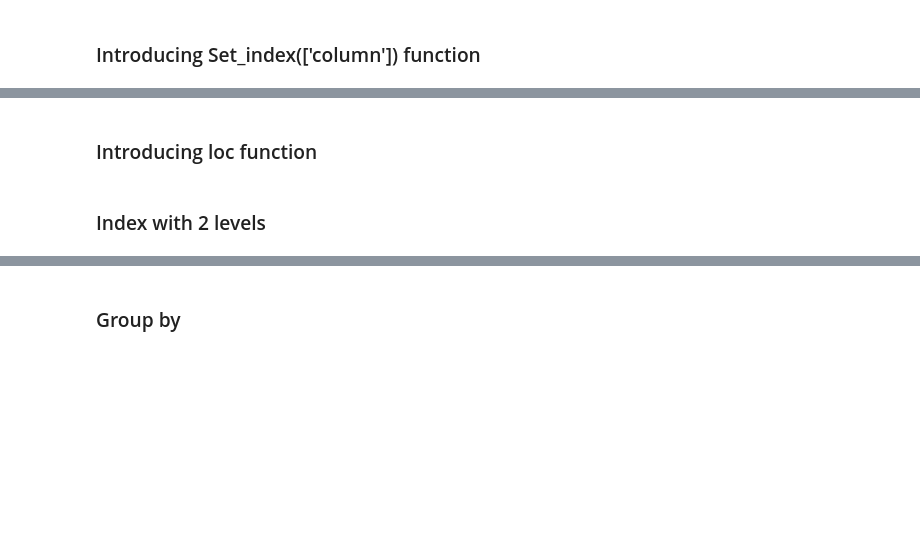
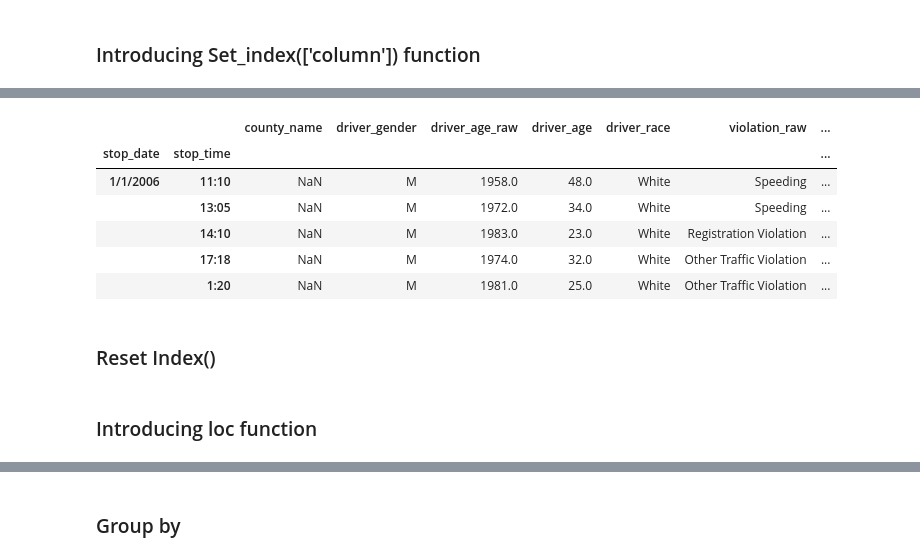
Before and after one commit to jcamier/dfw_pandas_talk, a Jupyter notebook: pandas_tutorial.ipynb, the cells around one changed output, grey strips where cells are left out. Saved outputs shown, nothing was run; the diff lists cells and outputs as text; code cells hidden in the pictures; blank space fills up the shorter version.

```diff
--- a/pandas_tutorial.ipynb
+++ b/pandas_tutorial.ipynb
@@ -133,0 +147,12 @@ h[(h.driver_age > 20) & (h.driver_age < 40)].sort_values('driver_age')
+# %%
+df.set_index(['stop_date', 'stop_time']).sort_index().head()
+# %% [output]
+|  |  | county_name | driver_gender | driver_age_raw | driver_age | driver_race | violation_raw | ... |
+| stop_date | stop_time |  |  |  |  |  |  | ... |
+| 1/1/2006 | 11:10 | NaN | M | 1958.0 | 48.0 | White | Speeding | ... |
+|  | 13:05 | NaN | M | 1972.0 | 34.0 | White | Speeding | ... |
+|  | 14:10 | NaN | M | 1983.0 | 23.0 | White | Registration Violation | ... |
+|  | 17:18 | NaN | M | 1974.0 | 32.0 | White | Other Traffic Violation | ... |
+|  | 1:20 | NaN | M | 1981.0 | 25.0 | White | Other Traffic Violation | ... |
+# %% [markdown]
+### Reset Index()
@@ -138,2 +162,0 @@ h[(h.driver_age > 20) & (h.driver_age < 40)].sort_values('driver_age')
-# %% [markdown]
-### Index with 2 levels
```
Also changed, not shown: parts of 40 cells of this notebook.
